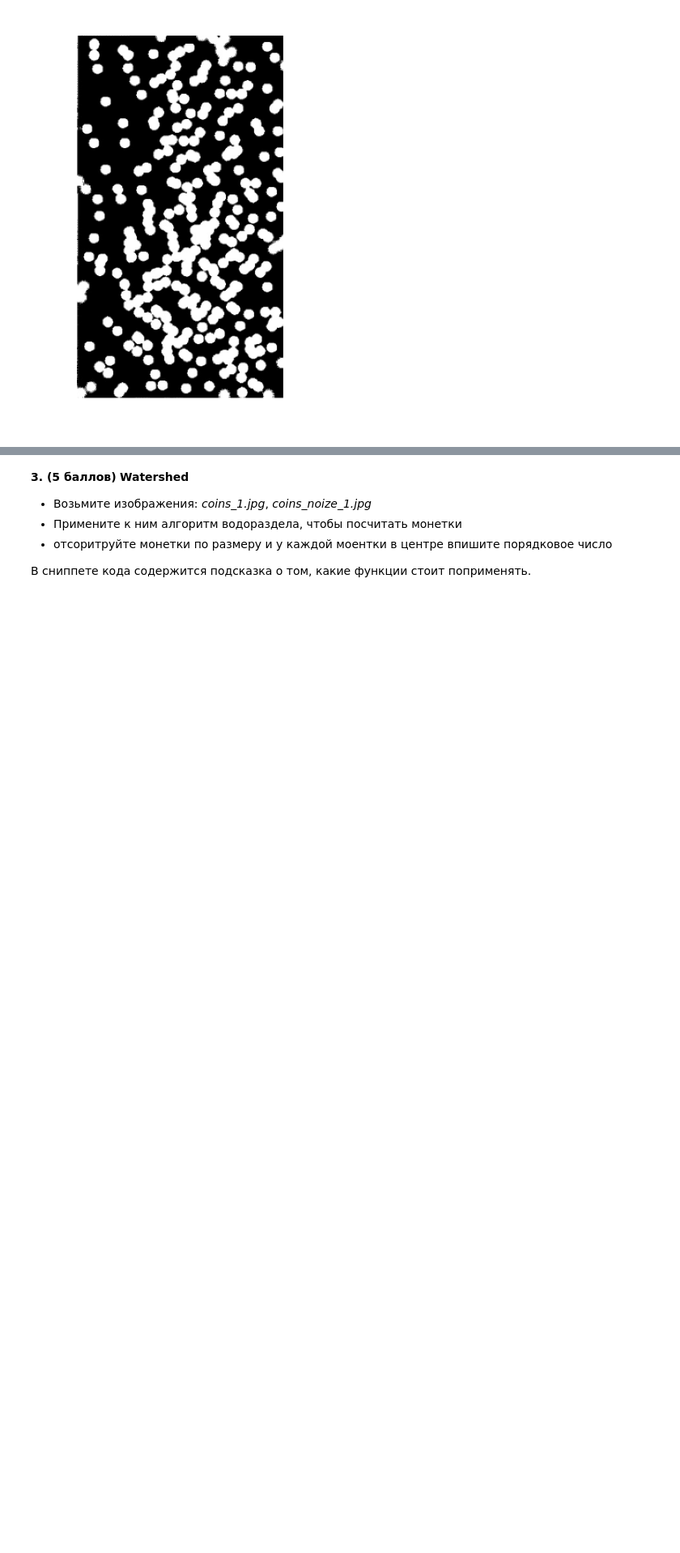
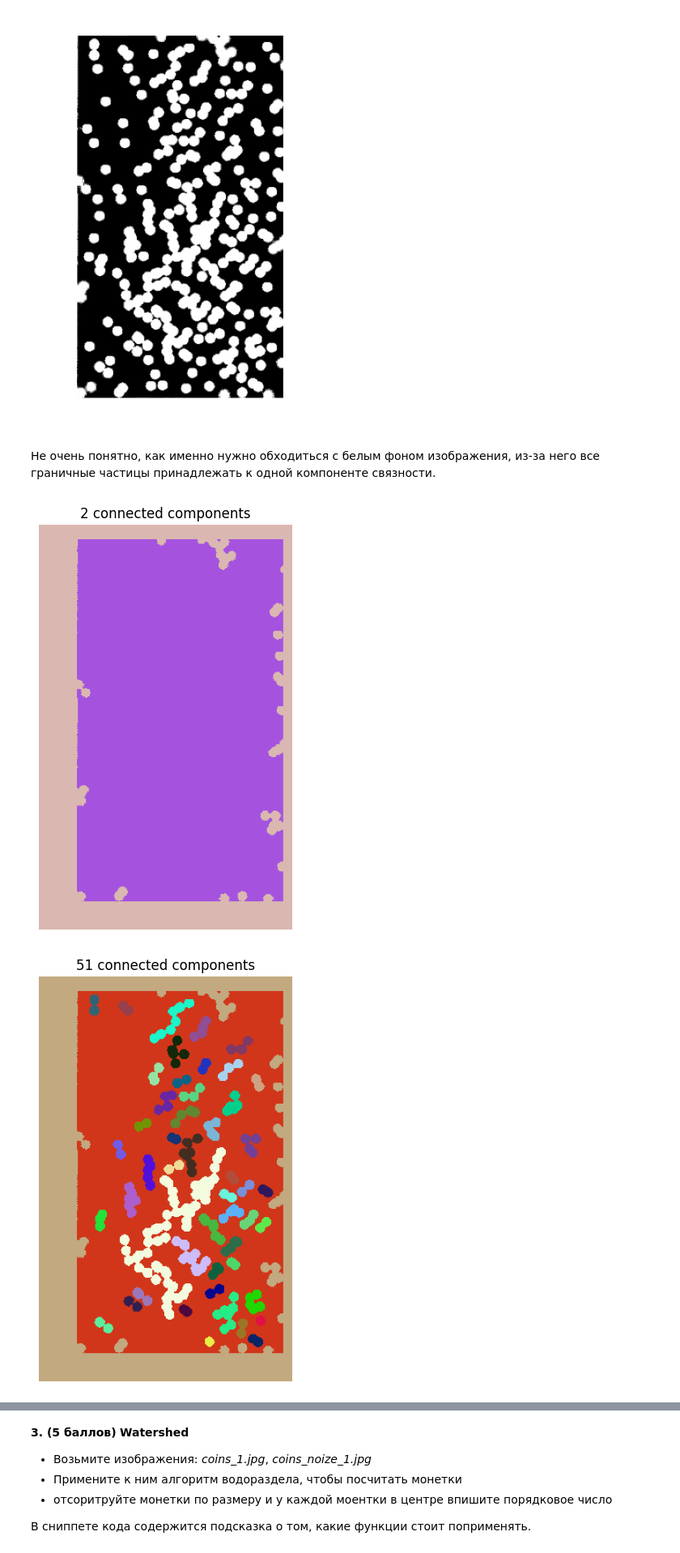
Before and after one commit to vsgolovin/hse-homework, a Jupyter notebook: cv-hw03/homework3.ipynb, the cells around one changed output, grey strips where cells are left out. Shown at 81% size. Cells and saved outputs as stored; diff of their text form; code cells hidden in the pictures; blank space fills up the shorter version.

```diff
--- a/cv-hw03/homework3.ipynb
+++ b/cv-hw03/homework3.ipynb
@@ -80,3 +98,73 @@ circles = cv2.imread(str(sources_path / "circles.png"), 0)
 show_gray(circles)
 # %% [output]
 [figure]
+# %% [markdown]
+Не очень понятно, как именно нужно обходиться с белым фоном изображения, из-за него все граничные частицы принадлежать к одной компоненте связности.
+# %%
+def connected_component(img, i, j):
+    """
+    Найти компоненту связности пикселя `i, j` в бинарном изображении `img`.
+    """
+    assert img[i, j] == 1
+    kernel = cv2.getStructuringElement(cv2.MORPH_CROSS, (3, 3))
+    X = np.zeros_like(img)
+    X[i, j] = 1
+    prev_sum = 1
+    while True:
+        X_new = cv2.dilate(X, kernel,
+                           borderType=cv2.BORDER_CONSTANT,
+                           borderValue=0)
+        X = cv2.bitwise_and(X_new, img)
+        cur_sum = np.sum(X)
+        if cur_sum == prev_sum:
+            break
+        prev_sum = cur_sum
+    return X
+
+def is_on_border(mask):
+    inds_y, inds_x = np.where(mask > 0)
+    return (0 in inds_y or 0 in inds_x
+            or mask.shape[0] - 1 in inds_y
+            or mask.shape[1] - 1 in inds_x)
+
+def is_single(mask, max_hw=10):
+    inds_y, inds_x = np.where(mask > 0)
+    h = max(inds_y) - min(inds_y)
+    w = max(inds_x) - min(inds_x)
+    return max(h, w) <= max_hw
+
+def color_components(img):
+    assert img.ndim == 2
+    out = np.zeros((*img.shape, 3), dtype='uint8')
+    count, components = cv2.connectedComponents(img)
+    for i in range(count):
+        out[components==i] = [np.random.randint(0, 255) for _ in range (3)]
+    return count, out
+
+_, img = cv2.threshold(circles, 200, 1, cv2.THRESH_BINARY)
+found = np.zeros(img.shape, dtype='bool')
+img_border = np.zeros_like(img)
+img_connected = np.zeros_like(img)
+img_single = np.zeros_like(img)
+for i in range(img.shape[0]):
+    for j in range(img.shape[1]):
+        if img[i, j] > 0 and not found[i, j]:
+            # находим компоненту связности этого пикселя
+            X = connected_component(img, i, j)
+            found[X > 0] = True
+
+            # добавляем её в соответствующее изображение
+            if is_on_border(X):
+                img_border[X > 0] = 1
+            if is_single(X, 10):
+                img_single[X > 0] = 1
+            else:
+                img_connected[X > 0] = 1
+
+for img in (img_border, img_connected, img_single):
+    cnt, colored = color_components(img)
+    show_bgr(colored)
+    plt.title(f'{cnt} connected components')
+# %% [output]
+[figure, added]
+[figure, added]
```
Also changed, not shown: parts of 7 cells of this notebook.
